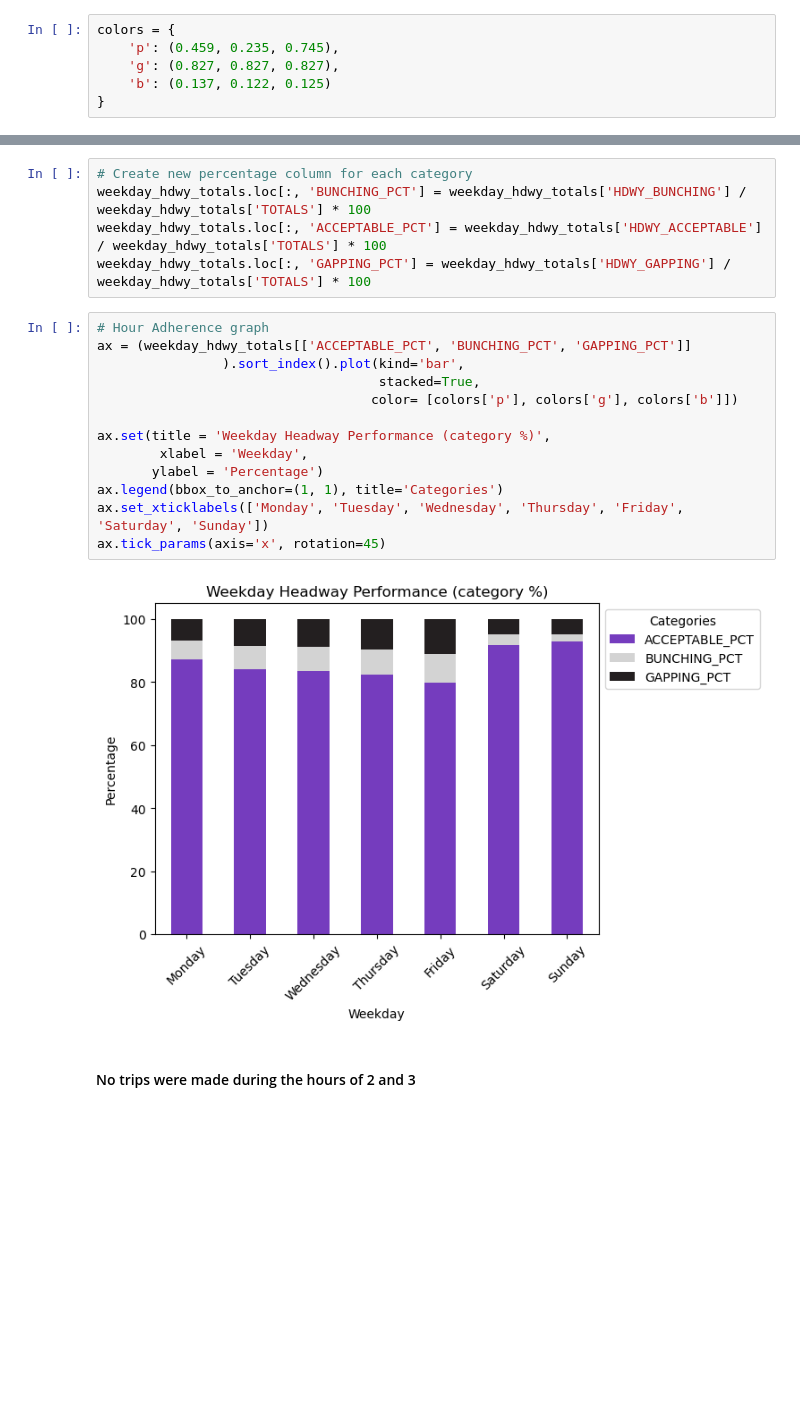
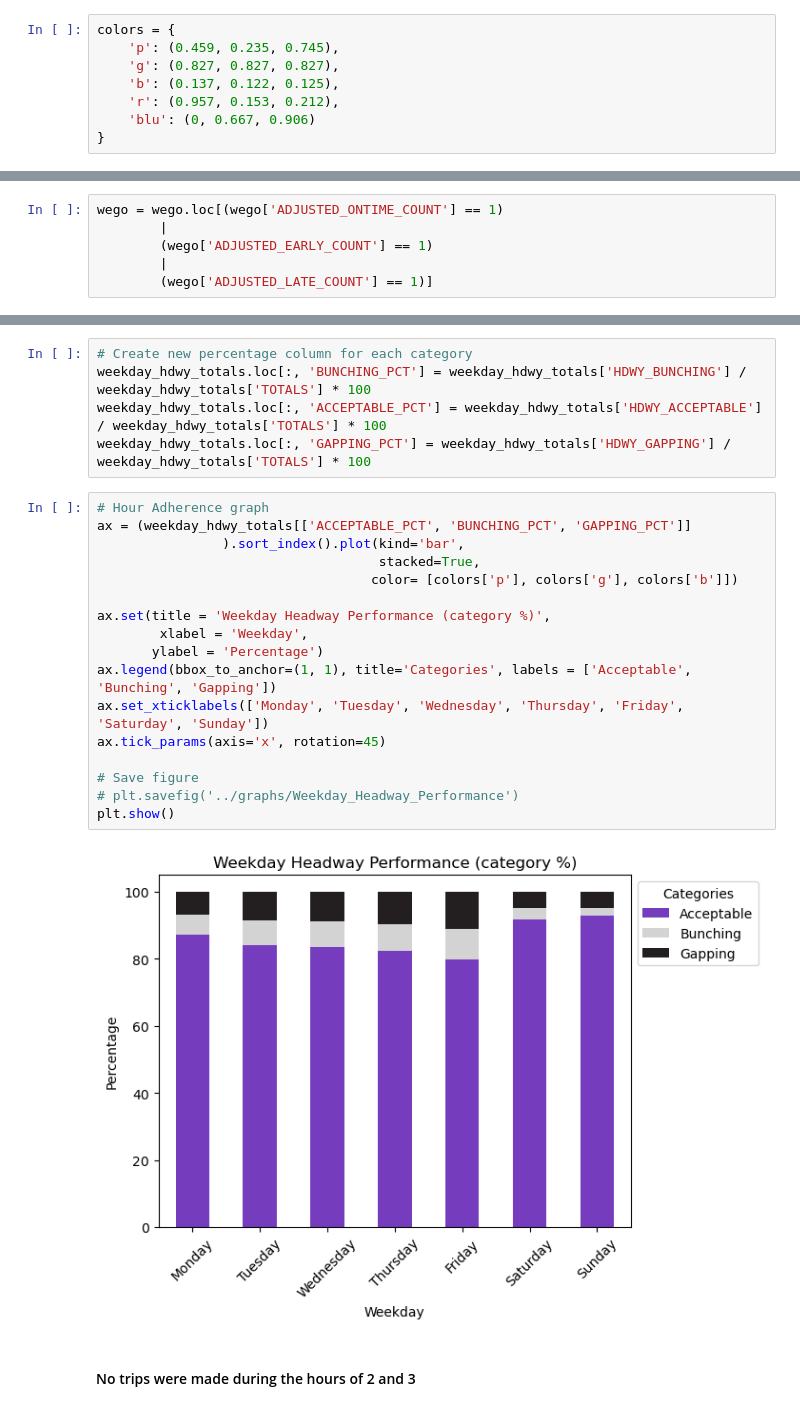
Before and after one commit to NSS-Data-Analytics-Cohort-11/wego-caesars-legion, a Jupyter notebook: notebooks/wego-derekbeistad-caesars-legion.ipynb, the cells around one changed output, grey strips where cells are left out. Saved outputs shown, nothing was run; the diff lists cells and outputs as text; blank space fills up the shorter version.

```diff
--- a/notebooks/wego-derekbeistad-caesars-legion.ipynb
+++ b/notebooks/wego-derekbeistad-caesars-legion.ipynb
@@ -11,7 +11,9 @@ import matplotlib.pyplot as plt
 colors = {
     'p': (0.459, 0.235, 0.745),
     'g': (0.827, 0.827, 0.827),
-    'b': (0.137, 0.122, 0.125)
+    'b': (0.137, 0.122, 0.125),
+    'r': (0.957, 0.153, 0.212),
+    'blu': (0, 0.667, 0.906)
 }
 # %%
 wego = pd.read_csv('../data/Headway Data, 8-1-2023 to 9-30-2023.csv')
@@ -91,0 +113,6 @@ wego.loc[:, 'HDWY_GAPPING'] = wego.apply(lambda r:
+# %%
+wego = wego.loc[(wego['ADJUSTED_ONTIME_COUNT'] == 1)
+        |
+        (wego['ADJUSTED_EARLY_COUNT'] == 1)
+        |
+        (wego['ADJUSTED_LATE_COUNT'] == 1)]
@@ -630,18 +698,22 @@ weekday_hdwy_totals.loc[:, 'GAPPING_PCT'] = weekday_hdwy_totals['HDWY_GAPPING']
 # %%
 # Hour Adherence graph
 ax = (weekday_hdwy_totals[['ACCEPTABLE_PCT', 'BUNCHING_PCT', 'GAPPING_PCT']]
                 ).sort_index().plot(kind='bar',
                                     stacked=True,
                                    color= [colors['p'], colors['g'], colors['b']])
 
 ax.set(title = 'Weekday Headway Performance (category %)',
         xlabel = 'Weekday',
        ylabel = 'Percentage')
-ax.legend(bbox_to_anchor=(1, 1), title='Categories')
+ax.legend(bbox_to_anchor=(1, 1), title='Categories', labels = ['Acceptable', 'Bunching', 'Gapping'])
 ax.set_xticklabels(['Monday', 'Tuesday', 'Wednesday', 'Thursday', 'Friday', 'Saturday', 'Sunday'])
 ax.tick_params(axis='x', rotation=45)
+
+# Save figure
+# plt.savefig('../graphs/Weekday_Headway_Performance')
+plt.show()
 # %% [output]
-[figure, old version]
+[figure, new version]
 # %% [markdown]
 #### No trips were made during the hours of 2 and 3
 # %% [markdown]
```
Also changed, not shown: parts of 37 cells of this notebook, 20 other files.
